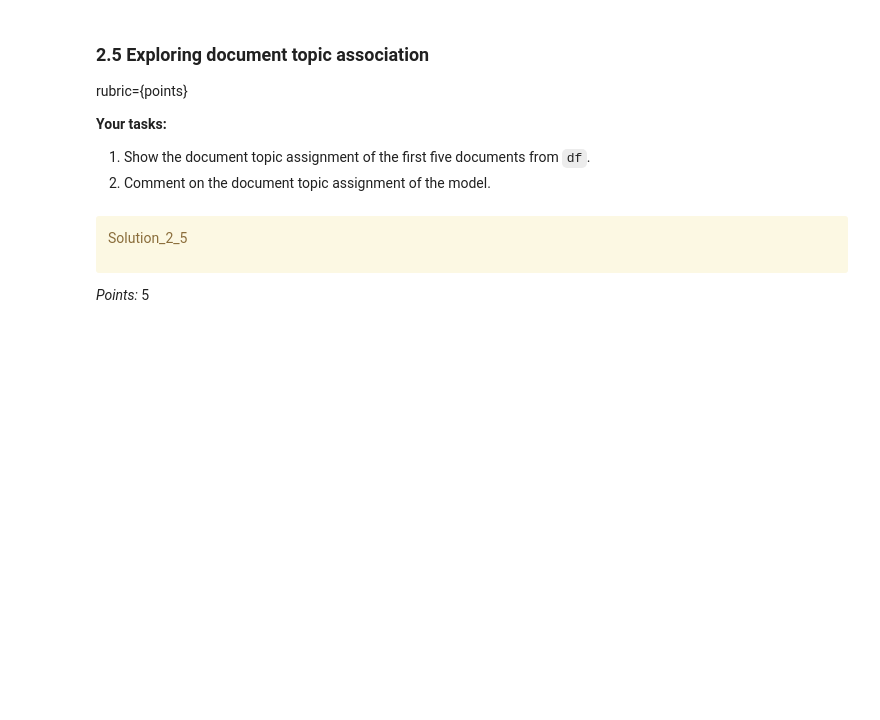
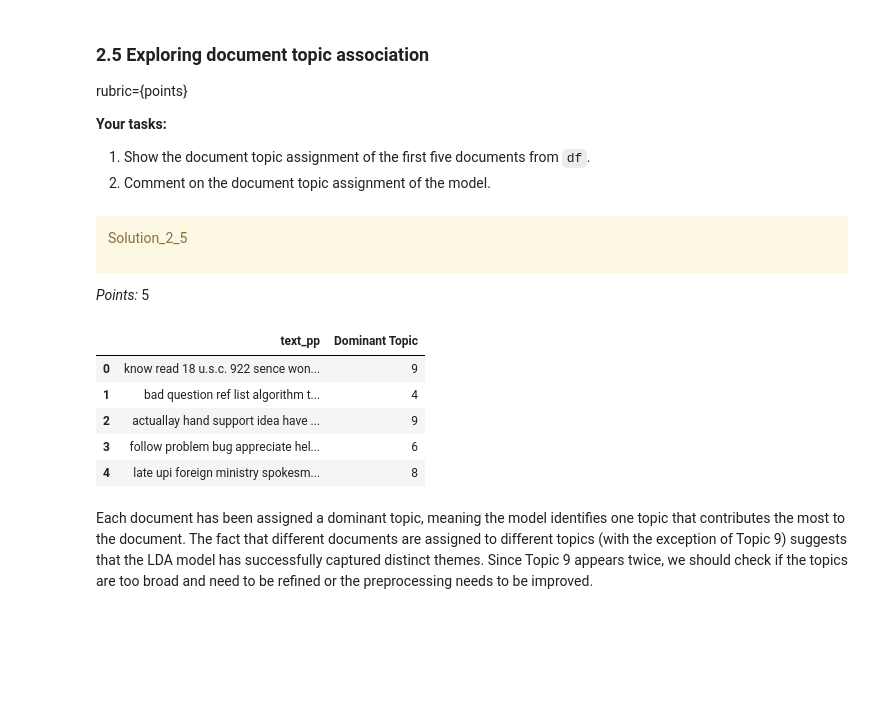
Before and after one commit to miketham24/cpsc330_hw7, a Jupyter notebook: hw7.ipynb, the cells around one changed output. Drawn from its saved outputs; the diff is of its cells as text; code cells hidden in the pictures; blank space fills up the shorter version.

```diff
--- a/hw7.ipynb
+++ b/hw7.ipynb
@@ -711,6 +795,25 @@ Solution_2_5
 </div>
 
 _Points:_ 5
+# %%
+doc_topic_dist = lda_models[10].transform(X_bow)
+
+doc_topic_df = pd.DataFrame(doc_topic_dist, columns=[f"Topic {i}" for i in range(10)])
+
+doc_topic_df["Dominant Topic"] = np.argmax(doc_topic_dist, axis=1)
+
+df_with_topics = df.copy()
+df_with_topics["Dominant Topic"] = doc_topic_df["Dominant Topic"]
+df_with_topics[["text_pp", "Dominant Topic"]].head()
+# %% [output]
+|  | text_pp | Dominant Topic |
+| 0 | know read 18 u.s.c. 922 sence won... | 9 |
+| 1 | bad question ref list algorithm t... | 4 |
+| 2 | actuallay hand support idea have ... | 9 |
+| 3 | follow problem bug appreciate hel... | 6 |
+| 4 | late upi foreign ministry spokesm... | 8 |
+# %% [markdown]
+Each document has been assigned a dominant topic, meaning the model identifies one topic that contributes the most to the document. The fact that different documents are assigned to different topics (with the exception of Topic 9) suggests that the LDA model has successfully captured distinct themes. Since Topic 9 appears twice, we should check if the topics are too broad and need to be refined or the preprocessing needs to be improved.
 # %% [markdown]
 <!-- END QUESTION -->
 
```
Also changed, not shown: parts of 7 cells of this notebook, 1 other file.
